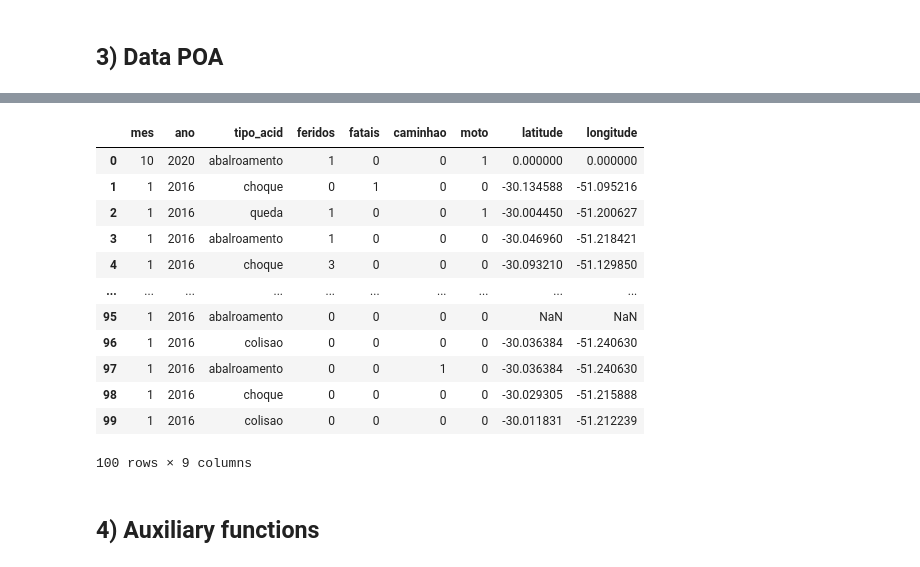
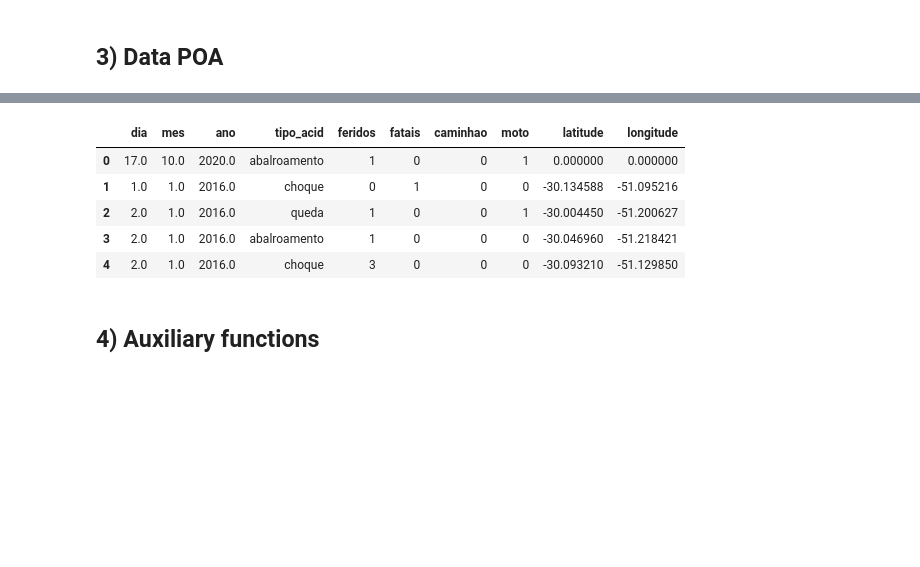
Before and after one commit to montanha22/csi-02, a Jupyter notebook: 1bim/plots.ipynb, the cells around one changed output, grey strips where cells are left out. Cells and saved outputs as stored; diff of their text form; code cells hidden in the pictures; blank space fills up the shorter version.

```diff
--- a/1bim/plots.ipynb
+++ b/1bim/plots.ipynb
@@ -64,7 +44,7 @@ Name: ano, dtype: int64
 # %% [markdown]
 ## 3) Data POA
 # %%
-url = 'https://dadosabertos.poa.br/api/3/action/datastore_search?resource_id=b56f8123-716a-4893-9348-23945f1ea1b9'
+url = 'https://dadosabertos.poa.br/api/3/action/datastore_search?resource_id=b56f8123-716a-4893-9348-23945f1ea1b9&limit=100000'
 
 r = requests.get(url)
 data_json = r.json()
@@ -81,23 +53,17 @@ df_acidentes = pd.DataFrame.from_dict(data_json['result']['records'])
 # %%
-df_acidentes['mes'] = df_acidentes['data'].apply(lambda x: pd.to_datetime(x).month)
-df_acidentes['ano'] = df_acidentes['data'].apply(lambda x: pd.to_datetime(x).year)
+df_acidentes['dia'] = df_acidentes['data'].apply(lambda x: pd.to_datetime(x, errors='coerce').day)
+df_acidentes['mes'] = df_acidentes['data'].apply(lambda x: pd.to_datetime(x, errors='coerce').month)
+df_acidentes['ano'] = df_acidentes['data'].apply(lambda x: pd.to_datetime(x, errors='coerce').year)
 df_acidentes['tipo_acid'] = df_acidentes['tipo_acid'].apply(lambda x: unidecode(x.lower()))
 # %%
-df_acidentes = df_acidentes[['mes', 'ano', 'tipo_acid', 'feridos', 'fatais', 'caminhao', 'moto', 'latitude', 'longitude']]
-df_acidentes
+df_acidentes = df_acidentes[['dia', 'mes', 'ano', 'tipo_acid', 'feridos', 'fatais', 'caminhao', 'moto', 'latitude', 'longitude']]
+df_acidentes.head()
 # %% [output]
-|  | mes | ano | tipo_acid | feridos | fatais | caminhao | moto | latitude | longitude |
-| 0 | 10 | 2020 | abalroamento | 1 | 0 | 0 | 1 | 0.000000 | 0.000000 |
-| 1 | 1 | 2016 | choque | 0 | 1 | 0 | 0 | -30.134588 | -51.095216 |
-| 2 | 1 | 2016 | queda | 1 | 0 | 0 | 1 | -30.004450 | -51.200627 |
-| 3 | 1 | 2016 | abalroamento | 1 | 0 | 0 | 0 | -30.046960 | -51.218421 |
-| 4 | 1 | 2016 | choque | 3 | 0 | 0 | 0 | -30.093210 | -51.129850 |
-| ... | ... | ... | ... | ... | ... | ... | ... | ... | ... |
-| 95 | 1 | 2016 | abalroamento | 0 | 0 | 0 | 0 | NaN | NaN |
-| 96 | 1 | 2016 | colisao | 0 | 0 | 0 | 0 | -30.036384 | -51.240630 |
-| 97 | 1 | 2016 | abalroamento | 0 | 0 | 1 | 0 | -30.036384 | -51.240630 |
-| 98 | 1 | 2016 | choque | 0 | 0 | 0 | 0 | -30.029305 | -51.215888 |
-| 99 | 1 | 2016 | colisao | 0 | 0 | 0 | 0 | -30.011831 | -51.212239 |
+|  | dia | mes | ano | tipo_acid | feridos | fatais | caminhao | moto | latitude | longitude |
+| 0 | 17.0 | 10.0 | 2020.0 | abalroamento | 1 | 0 | 0 | 1 | 0.000000 | 0.000000 |
+| 1 | 1.0 | 1.0 | 2016.0 | choque | 0 | 1 | 0 | 0 | -30.134588 | -51.095216 |
+| 2 | 2.0 | 1.0 | 2016.0 | queda | 1 | 0 | 0 | 1 | -30.004450 | -51.200627 |
+| 3 | 2.0 | 1.0 | 2016.0 | abalroamento | 1 | 0 | 0 | 0 | -30.046960 | -51.218421 |
+| 4 | 2.0 | 1.0 | 2016.0 | choque | 3 | 0 | 0 | 0 | -30.093210 | -51.129850 |
-100 rows × 9 columns
 # %% [markdown]
 ## 4) Auxiliary functions
```
Also changed, not shown: parts of 15 cells of this notebook.
